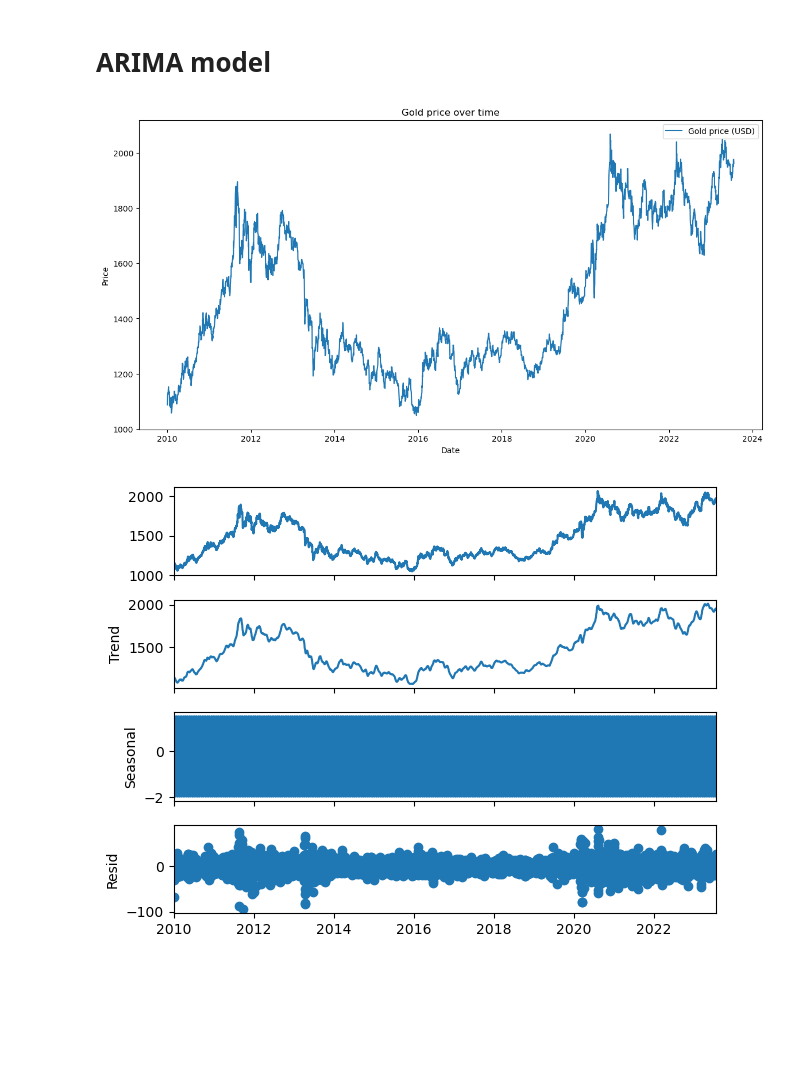
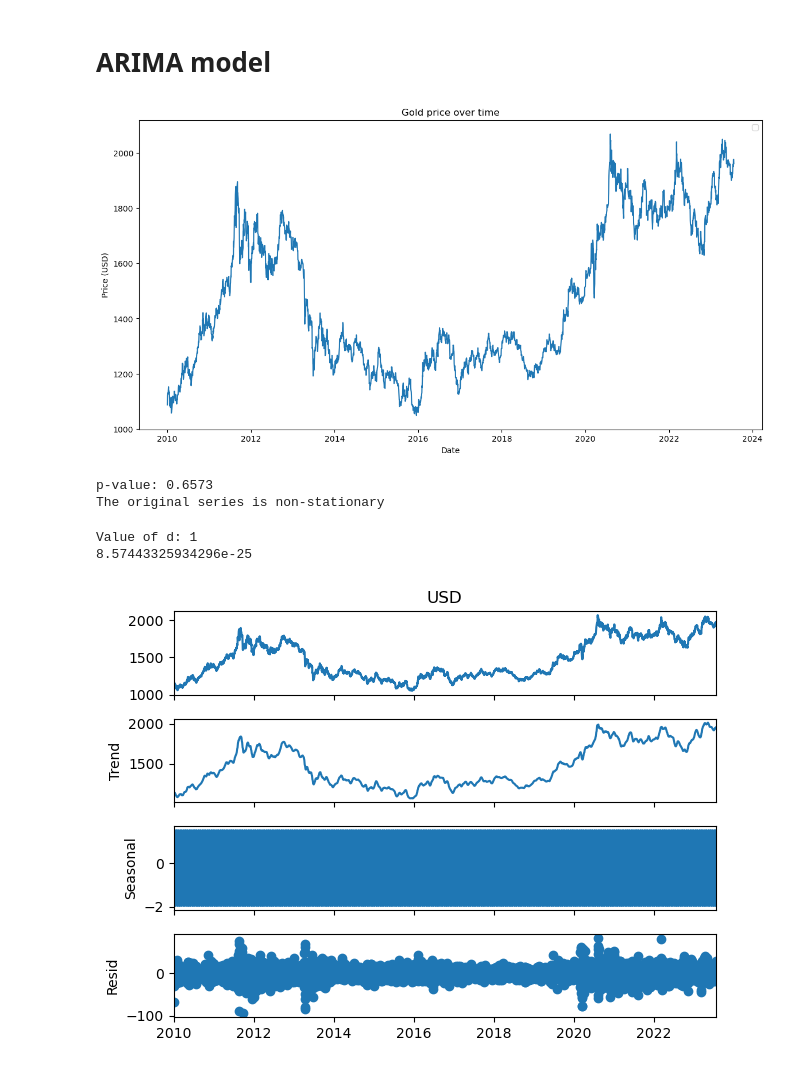
Before and after one commit to Ryanjoo18/gold-price-arima-forecast, a Jupyter notebook: main.ipynb, the cells around one changed output. Saved outputs shown, nothing was run; the diff lists cells and outputs as text; code cells hidden in the pictures; blank space fills up the shorter version.

```diff
--- a/main.ipynb
+++ b/main.ipynb
@@ -27,22 +24,54 @@ trading_days_per_year = 252
 # %%
 # Create a time plot
 plt.figure(figsize=(14, 7))
-plt.plot(df.index, df["USD"], label='Gold price (USD)')
-plt.title(f'{stock} price over time')
+plt.plot(df.index, df["USD"])
+plt.title(f'Gold price over time')
 plt.xlabel('Date')
-plt.ylabel('Price')
+plt.ylabel('Price (USD)')
 plt.legend()
 plt.show()
 # %% [output]
-[figure, old version]
+[figure, new version]
+# %%
+# Check for stationarity
+result_original = adfuller(df["USD"])
+p_value_original = result_original[1]
+print(f"p-value: {p_value_original:.4f}")
+if p_value_original < 0.05: # compare p-value with sig level
+    print("The original series is stationary")
+else:
+    print("The original series is non-stationary")
+# %% [output]
+p-value: 0.6573
+The original series is non-stationary
+# %%
+# Repeatedly difference the time series until it becomes stationary
+d = 0
+df["Gold_diff"] = df["USD"]
+p_value_diff = p_value_original
+
+while p_value_diff >= 0.05:
+    # Apply differencing
+    df["Gold_diff"] = df["Gold_diff"].diff()
+
+    # Perform Augmented Dickey-Fuller test on the differenced series
+    result_diff = adfuller(df["Gold_diff"].dropna())
+    p_value_diff = result_diff[1]
+    d += 1
+
+print(f"Value of d: {d}")
+print(p_value_diff)
+# %% [output]
+Value of d: 1
+8.57443325934296e-25
 # %%
 # Check for seasonality by performing classical decomposition
 import statsmodels.api as sm
-decomposition = sm.tsa.seasonal_decompose(df, model='additive', extrapolate_trend='freq', period=12)
+decomposition = sm.tsa.seasonal_decompose(df["USD"], model='additive', extrapolate_trend='freq', period=12)
 fig = decomposition.plot()
 plt.show()
 # %% [output]
-[figure, old version]
+[figure, new version]
 # %%
 trend = decomposition.trend.dropna()
 # %%
```
Also changed, not shown: parts of 15 cells of this notebook, 2 other files.
